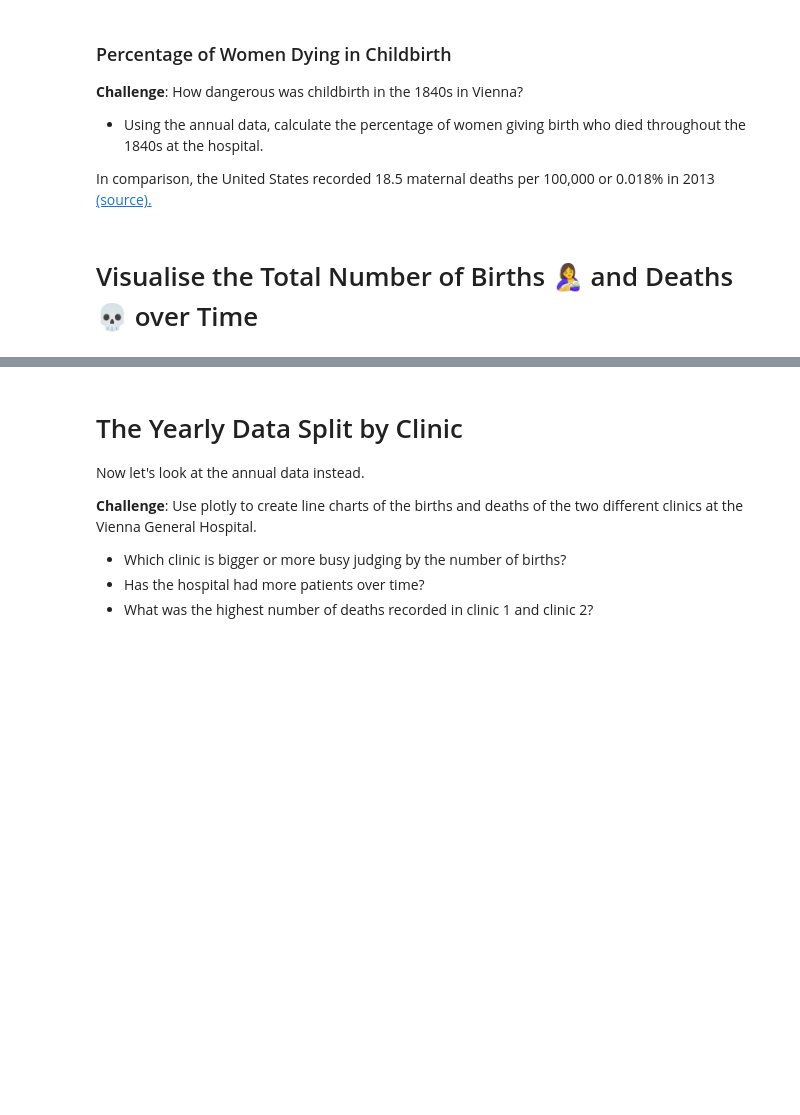
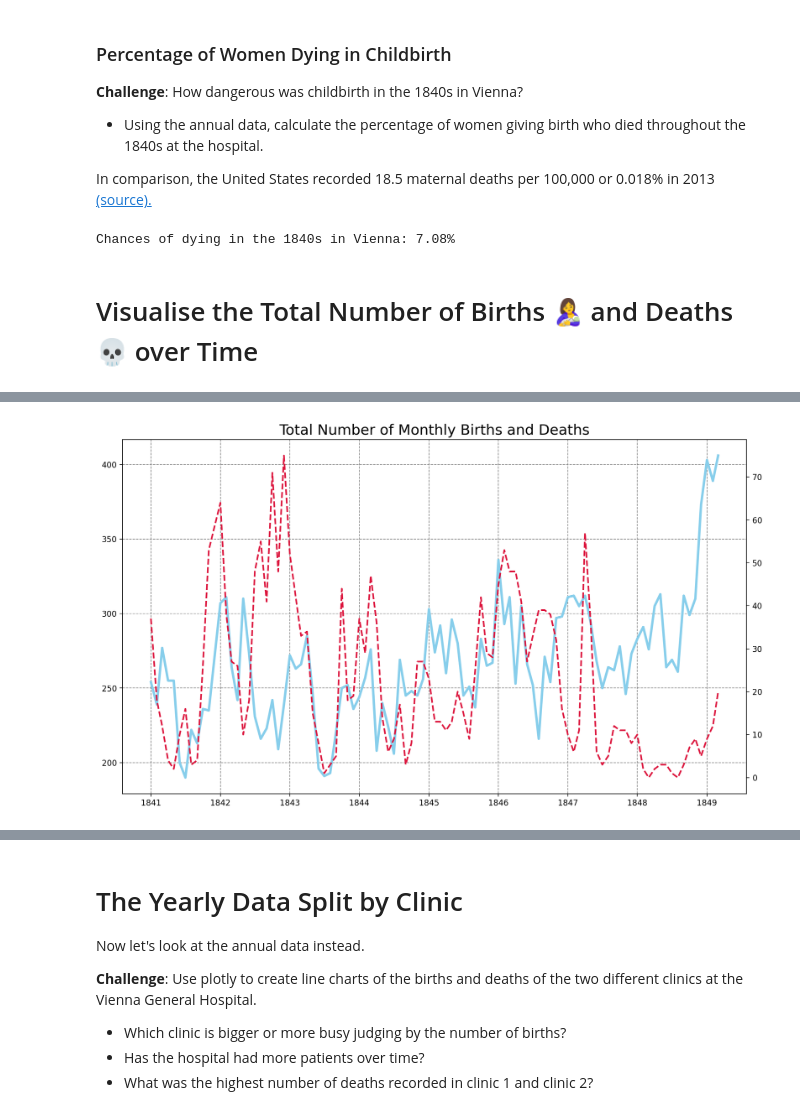
Before and after one commit to Fresnel-Fabian/100-Days-of-Code--Python, a Jupyter notebook: Day-80/Dr_Semmelweis_Handwashing_Discovery_(start).ipynb, the cells around one changed output, grey strips where cells are left out. Drawn from its saved outputs; the diff is of its cells as text; code cells hidden in the pictures; blank space fills up the shorter version.

```diff
--- a/Day-80/Dr_Semmelweis_Handwashing_Discovery_(start).ipynb
+++ b/Day-80/Dr_Semmelweis_Handwashing_Discovery_(start).ipynb
@@ -72,6 +127,11 @@ df_monthly = pd.read_csv('monthly_deaths.csv',
 
 In comparison, the United States recorded 18.5 maternal deaths per 100,000 or 0.018% in 2013 [(source).](
 https://en.wikipedia.org/wiki/Maternal_death#:~:text=The%20US%20has%20the%20%22highest,17.8%20per%20100%2C000%20in%202009)
+# %%
+prob = df_yearly.deaths.sum() / df_yearly.births.sum() * 100
+print(f"Chances of dying in the 1840s in Vienna: {prob:.3}%")
+# %% [output]
+Chances of dying in the 1840s in Vienna: 7.08%
 # %% [markdown]
 # Visualise the Total Number of Births 🤱 and Deaths 💀 over Time
 # %% [markdown]
@@ -88,3 +148,14 @@ https://en.wikipedia.org/wiki/Maternal_death#:~:text=The%20US%20has%20the%20%22h
 * Use a dashed line style for the number of deaths
 * Change the line thickness to 3 and 2 for the births and deaths respectively.
 * Do you notice anything in the late 1840s?
+# %%
+plt.figure(figsize=(14, 8), dpi=200)
+plt.title('Total Number of Monthly Births and Deaths', fontsize=18)
+ax1 = plt.gca()
+ax2 = ax1.twinx()
+ax1.grid(color='grey', linestyle='--')
+ax1.plot(df_monthly.date, df_monthly.births, color='skyblue', linewidth=3)
+ax2.plot(df_monthly.date, df_monthly.deaths, color='crimson', linewidth=2, linestyle='--')
+plt.show()
+# %% [output]
+[figure, added]
```
Also changed, not shown: parts of 16 cells of this notebook.
